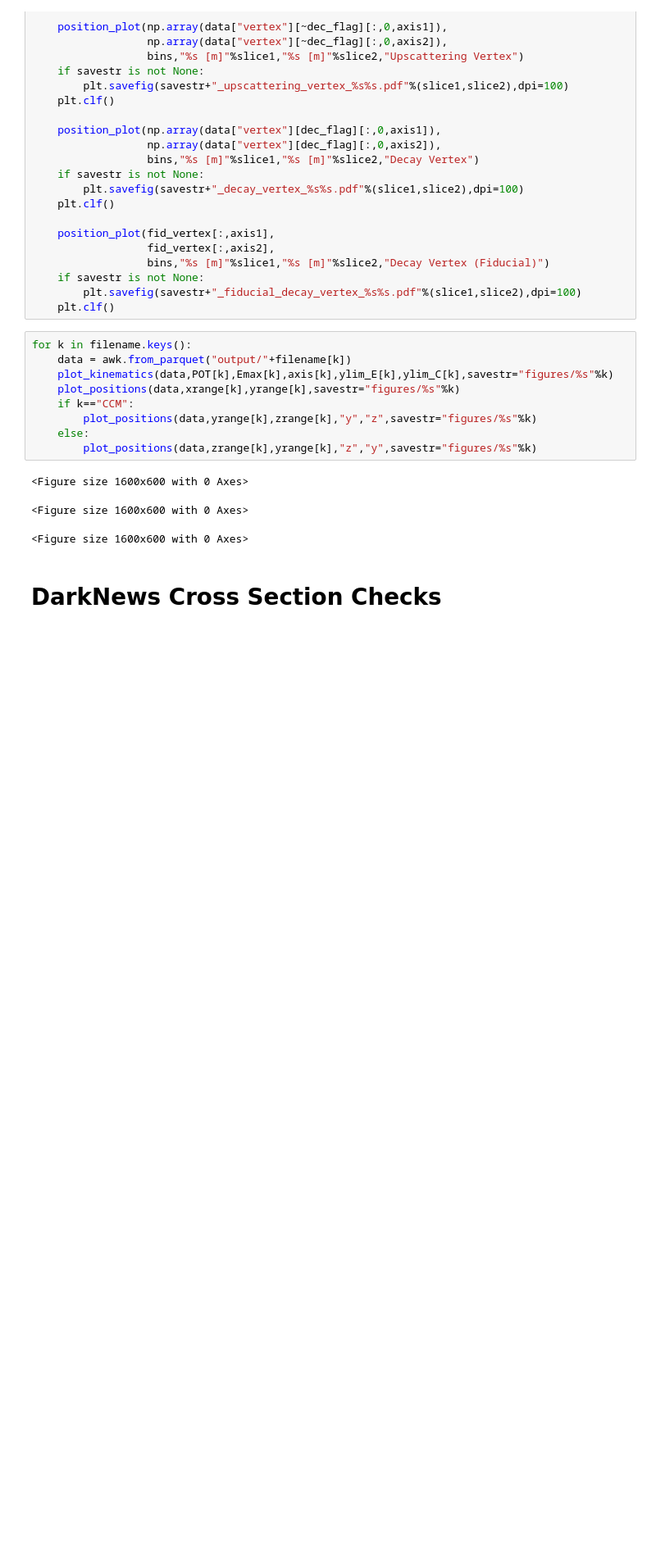
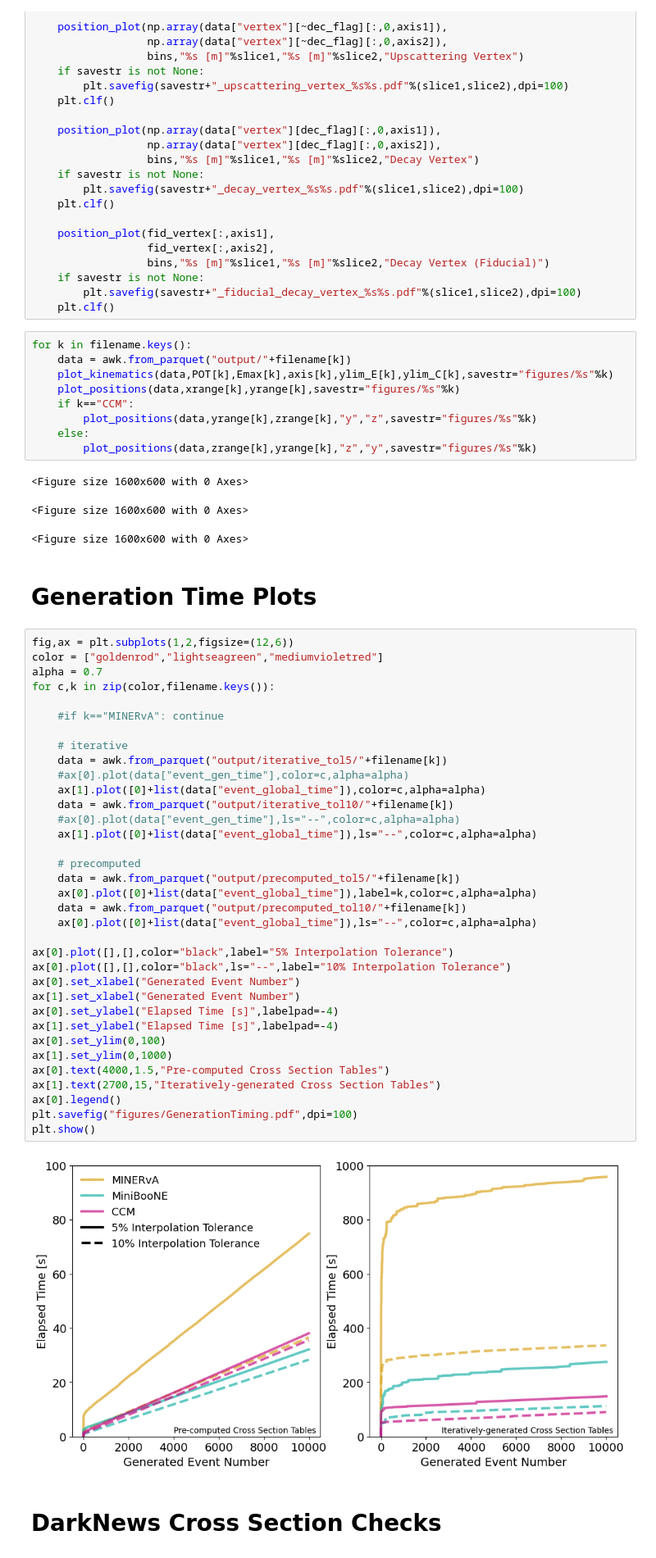
Before and after one commit to Harvard-Neutrino/SIREN, a Jupyter notebook: resources/Examples/Example2/PaperPlots.ipynb, the cells around one changed output. Shown at 82% size. Saved outputs shown, nothing was run; the diff lists cells and outputs as text; blank space fills up the shorter version.

Commit message:
Making some cleaner paper plots with timing information

```diff
--- a/resources/Examples/Example2/PaperPlots.ipynb
+++ b/resources/Examples/Example2/PaperPlots.ipynb
@@ -208,6 +208,45 @@ for k in filename.keys():
 <Figure size 1600x600 with 0 Axes>
 <Figure size 1600x600 with 0 Axes>
 <Figure size 1600x600 with 0 Axes>
+# %% [markdown]
+# Generation Time Plots
+# %%
+fig,ax = plt.subplots(1,2,figsize=(12,6))
+color = ["goldenrod","lightseagreen","mediumvioletred"]
+alpha = 0.7
+for c,k in zip(color,filename.keys()):
+
+    #if k=="MINERvA": continue
+
+    # iterative
+    data = awk.from_parquet("output/iterative_tol5/"+filename[k])
+    #ax[0].plot(data["event_gen_time"],color=c,alpha=alpha)
+    ax[1].plot([0]+list(data["event_global_time"]),color=c,alpha=alpha)
+    data = awk.from_parquet("output/iterative_tol10/"+filename[k])
+    #ax[0].plot(data["event_gen_time"],ls="--",color=c,alpha=alpha)
+    ax[1].plot([0]+list(data["event_global_time"]),ls="--",color=c,alpha=alpha)
+
+    # precomputed
+    data = awk.from_parquet("output/precomputed_tol5/"+filename[k])
+    ax[0].plot([0]+list(data["event_global_time"]),label=k,color=c,alpha=alpha)
+    data = awk.from_parquet("output/precomputed_tol10/"+filename[k])
+    ax[0].plot([0]+list(data["event_global_time"]),ls="--",color=c,alpha=alpha)
+
+ax[0].plot([],[],color="black",label="5% Interpolation Tolerance")
+ax[0].plot([],[],color="black",ls="--",label="10% Interpolation Tolerance")
+ax[0].set_xlabel("Generated Event Number")
+ax[1].set_xlabel("Generated Event Number")
+ax[0].set_ylabel("Elapsed Time [s]",labelpad=-4)
+ax[1].set_ylabel("Elapsed Time [s]",labelpad=-4)
+ax[0].set_ylim(0,100)
+ax[1].set_ylim(0,1000)
+ax[0].text(4000,1.5,"Pre-computed Cross Section Tables")
+ax[1].text(2700,15,"Iteratively-generated Cross Section Tables")
+ax[0].legend()
+plt.savefig("figures/GenerationTiming.pdf",dpi=100)
+plt.show()
+# %% [output]
+[figure, added]
 # %% [markdown]
 # DarkNews Cross Section Checks
 # %%
```
Also changed, not shown: parts of 2 cells of this notebook, 5 other files.
